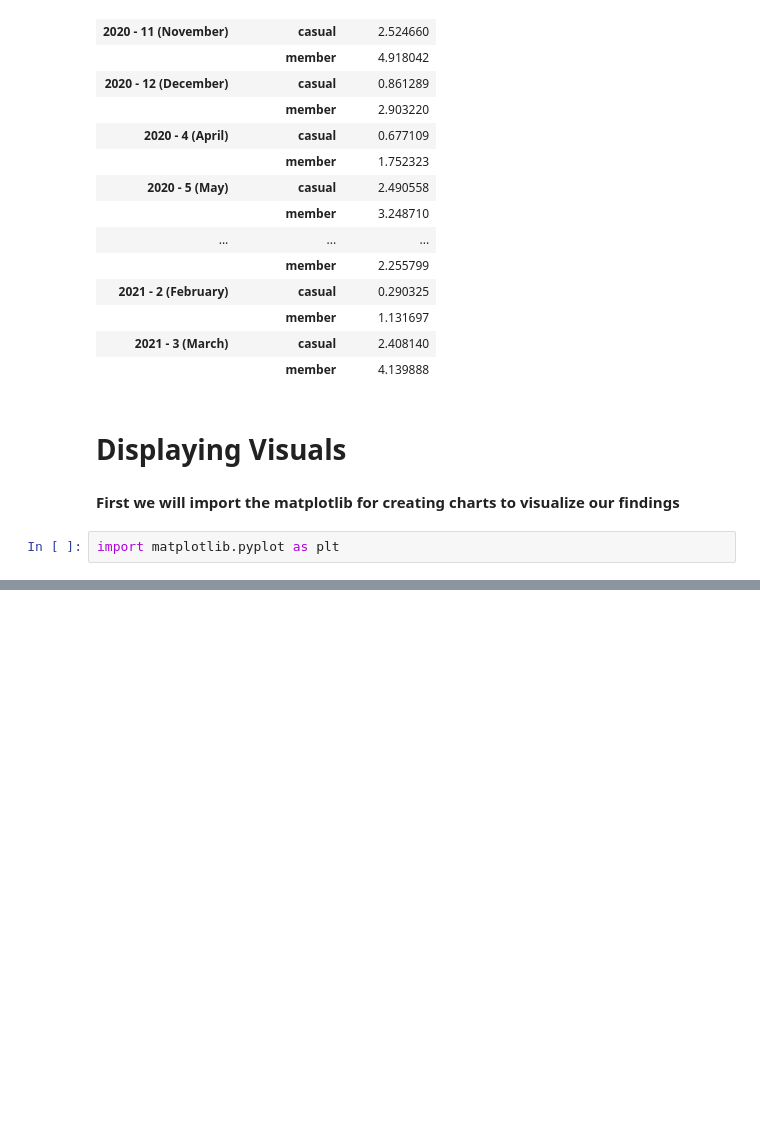
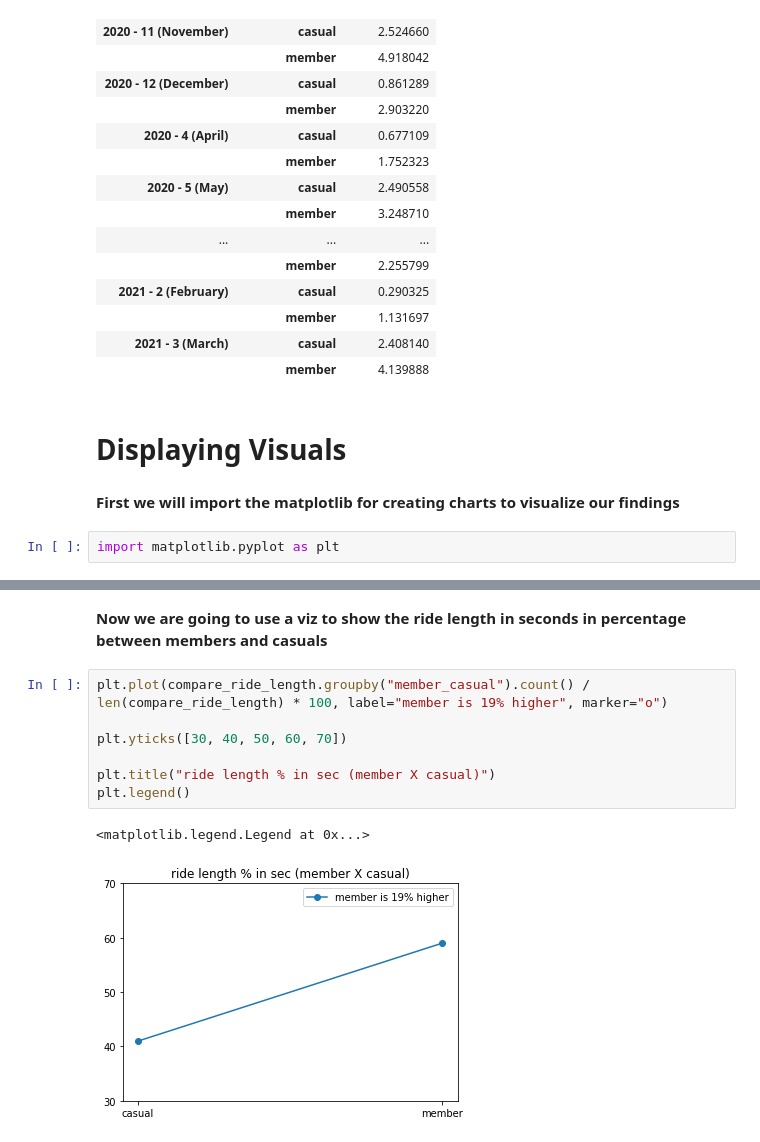
Before and after one commit to Ladislau2020/2021, a Jupyter notebook: fork-of-capstone-project-from-google.ipynb, the cells around one changed output, grey strips where cells are left out. Drawn from its saved outputs; the diff is of its cells as text; blank space fills up the shorter version.

```diff
--- a/fork-of-capstone-project-from-google.ipynb
+++ b/fork-of-capstone-project-from-google.ipynb
@@ -1117,0 +1136,12 @@ plt.plot(tripdataV2.groupby("weekday").aggregate({"ride_length_s":['count', 'med
+# %% [markdown]
+**Now we are going to use a viz to show the ride length in seconds in percentage between members and casuals**
+# %%
+plt.plot(compare_ride_length.groupby("member_casual").count() / len(compare_ride_length) * 100, label="member is 19% higher", marker="o")
+
+plt.yticks([30, 40, 50, 60, 70])
+
+plt.title("ride length % in sec (member X casual)")
+plt.legend()
+# %% [output]
+<matplotlib.legend.Legend at 0x...>
+[figure, added]
```
Also changed, not shown: parts of 17 cells of this notebook.
